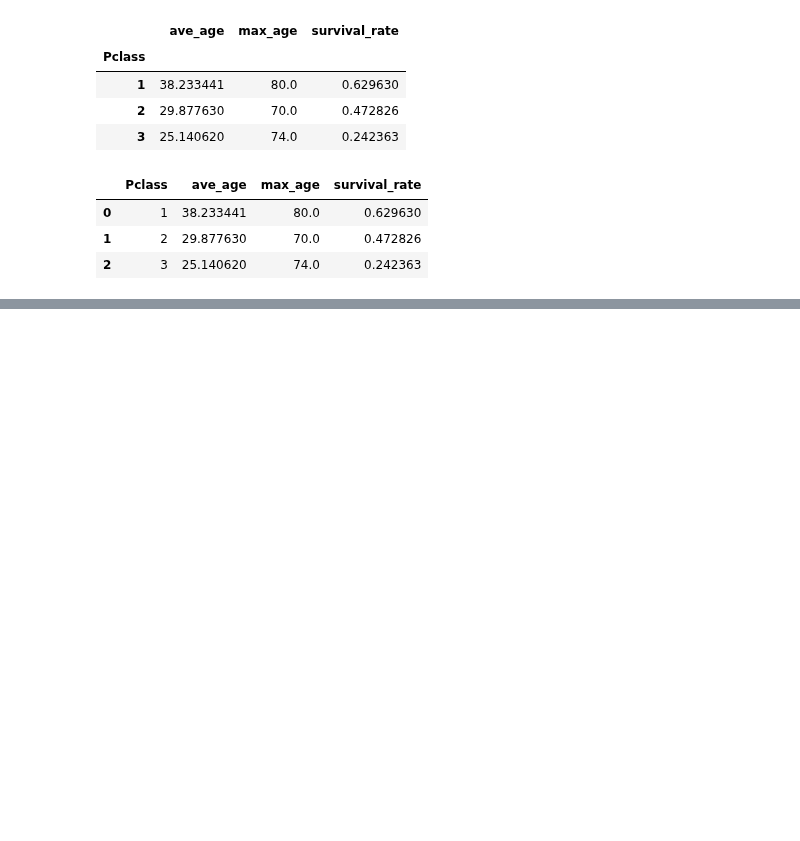
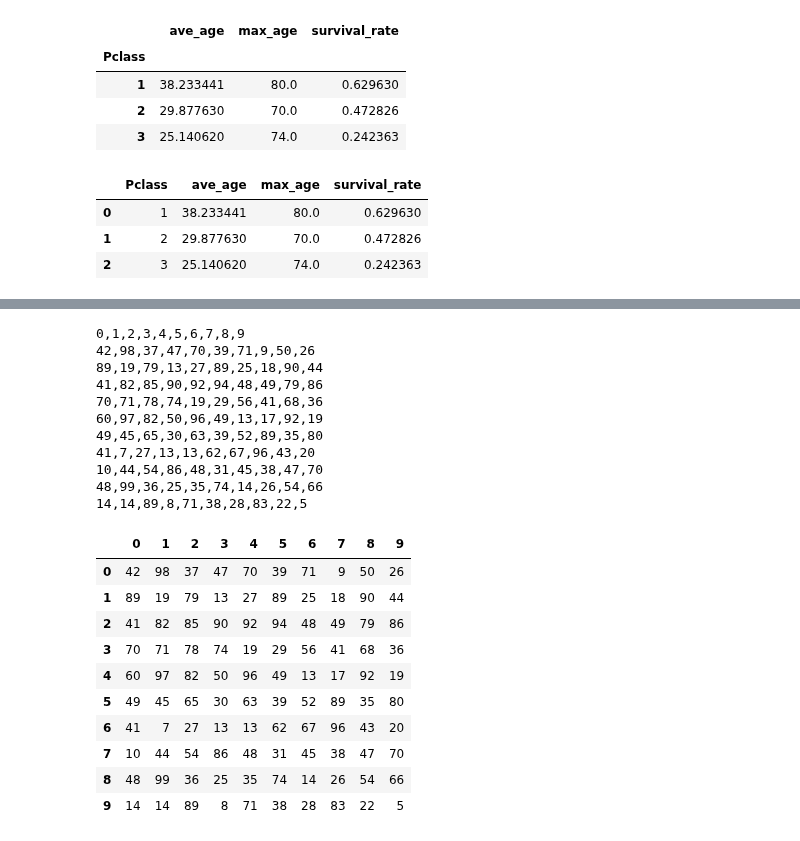
Before and after one commit to YLTsai0609/pandas_101, a Jupyter notebook: Solution.ipynb, the cells around one changed output, grey strips where cells are left out. Cells and saved outputs as stored; diff of their text form; code cells hidden in the pictures; blank space fills up the shorter version.

Commit message:
add pd trick cat and wc -l

```diff
--- a/Solution.ipynb
+++ b/Solution.ipynb
@@ -1890,3 +1889,34 @@ df[criteria]
 |  | country | beer_servings | spirit_servings | wine_servings | total_litres_of_pure_alcohol | continent |
 | 3 | Andorra | 245 | 138 | 312 | 12.4 | Europe |
 | 99 | Luxembourg | 236 | 133 | 271 | 11.4 | Europe |
+# %%
+# pandas tricks from Kevin Markham
+# mash up cat and wl , read_csv skiprows, header
+
+# step 1 (find file) ! ls ./csvset/data_0.csv
+! cat ./csvset/data_0.csv # step 2 , take a look
+# ! wc -l ./csvset/data_0.csv # step 3 count all rows if you want to
+pd.read_csv('./csvset/data_0.csv',header=0)
+# %% [output]
+0,1,2,3,4,5,6,7,8,9
+42,98,37,47,70,39,71,9,50,26
+89,19,79,13,27,89,25,18,90,44
+41,82,85,90,92,94,48,49,79,86
+70,71,78,74,19,29,56,41,68,36
+60,97,82,50,96,49,13,17,92,19
+49,45,65,30,63,39,52,89,35,80
+41,7,27,13,13,62,67,96,43,20
+10,44,54,86,48,31,45,38,47,70
+48,99,36,25,35,74,14,26,54,66
+14,14,89,8,71,38,28,83,22,5
+|  | 0 | 1 | 2 | 3 | 4 | 5 | 6 | 7 | 8 | 9 |
+| 0 | 42 | 98 | 37 | 47 | 70 | 39 | 71 | 9 | 50 | 26 |
+| 1 | 89 | 19 | 79 | 13 | 27 | 89 | 25 | 18 | 90 | 44 |
+| 2 | 41 | 82 | 85 | 90 | 92 | 94 | 48 | 49 | 79 | 86 |
+| 3 | 70 | 71 | 78 | 74 | 19 | 29 | 56 | 41 | 68 | 36 |
+| 4 | 60 | 97 | 82 | 50 | 96 | 49 | 13 | 17 | 92 | 19 |
+| 5 | 49 | 45 | 65 | 30 | 63 | 39 | 52 | 89 | 35 | 80 |
+| 6 | 41 | 7 | 27 | 13 | 13 | 62 | 67 | 96 | 43 | 20 |
+| 7 | 10 | 44 | 54 | 86 | 48 | 31 | 45 | 38 | 47 | 70 |
+| 8 | 48 | 99 | 36 | 25 | 35 | 74 | 14 | 26 | 54 | 66 |
+| 9 | 14 | 14 | 89 | 8 | 71 | 38 | 28 | 83 | 22 | 5 |
```
Also changed, not shown: parts of 34 cells of this notebook, 12 other files.
